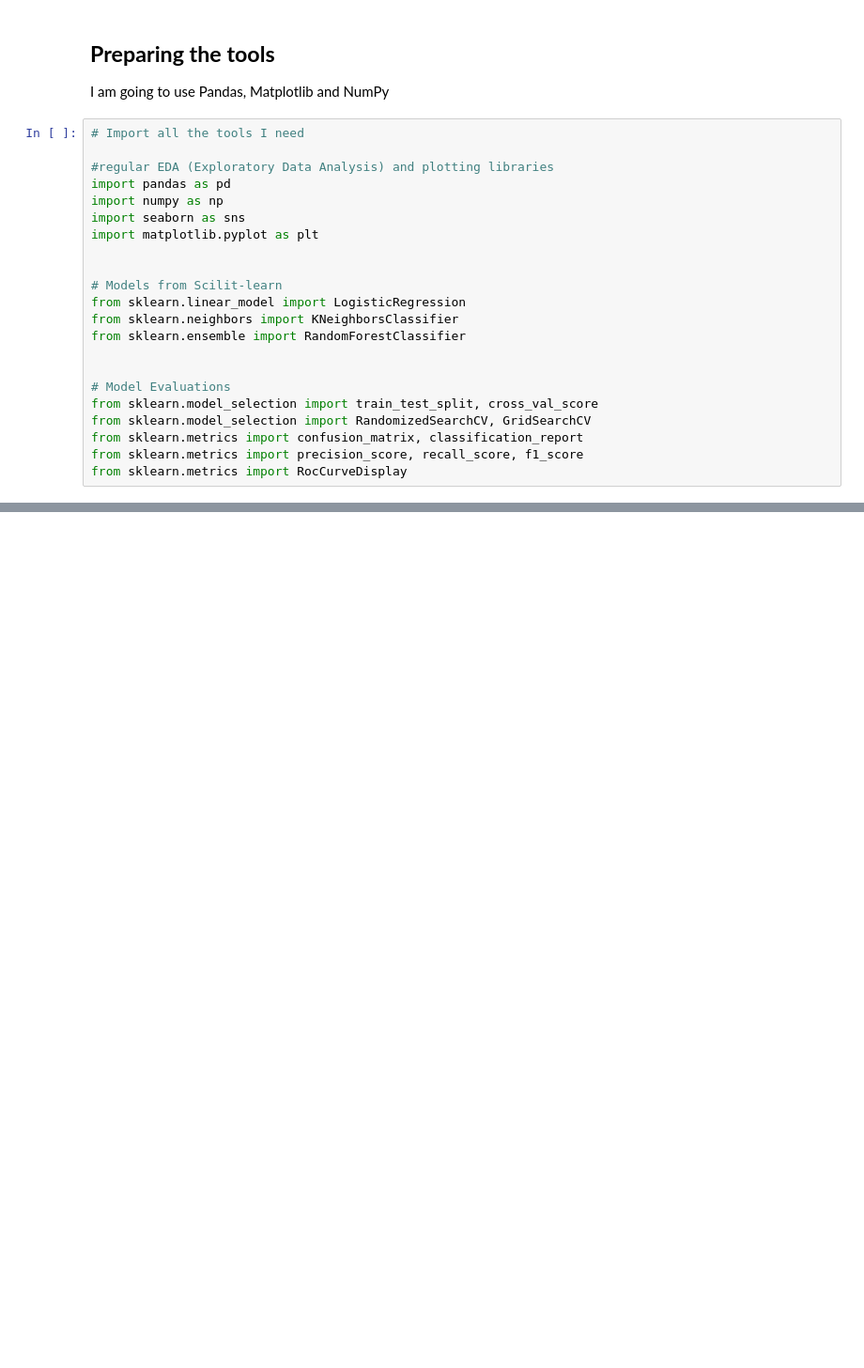
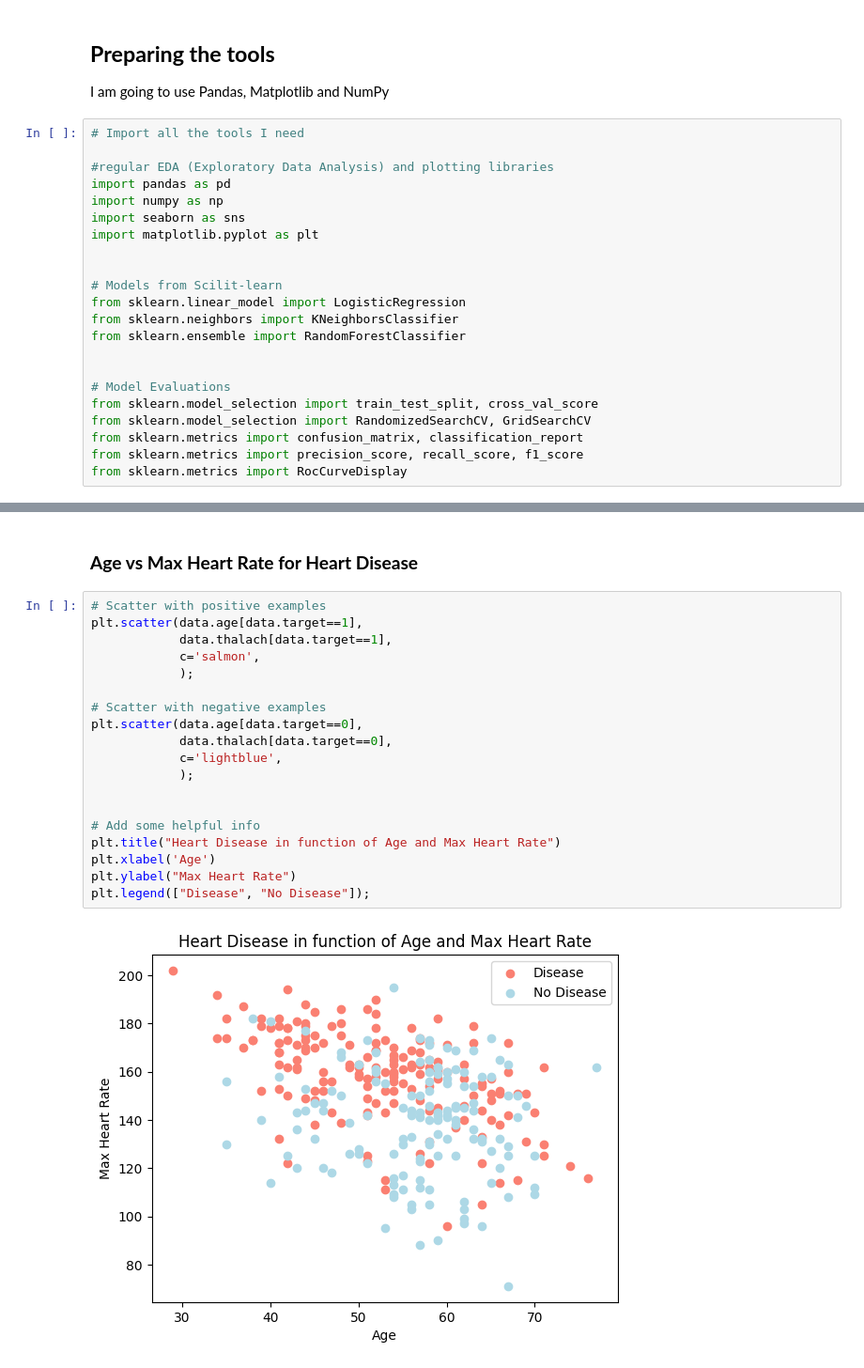
Before and after one commit to EBNyame/End-To-End-Heart-Disease-Classificaation, a Jupyter notebook: End_to_End_Heart_Disease_Classification.ipynb, the cells around one changed output, grey strips where cells are left out. Shown at 94% size. Cells and saved outputs as stored; diff of their text form; blank space fills up the shorter version.

```diff
--- a/End_to_End_Heart_Disease_Classification.ipynb
+++ b/End_to_End_Heart_Disease_Classification.ipynb
@@ -30,0 +262,23 @@ from sklearn.metrics import RocCurveDisplay
+# %% [markdown]
+### **Age vs Max Heart Rate for Heart Disease**
+# %%
+# Scatter with positive examples
+plt.scatter(data.age[data.target==1],
+            data.thalach[data.target==1],
+            c='salmon',
+            );
+
+# Scatter with negative examples
+plt.scatter(data.age[data.target==0],
+            data.thalach[data.target==0],
+            c='lightblue',
+            );
+
+
+# Add some helpful info
+plt.title("Heart Disease in function of Age and Max Heart Rate")
+plt.xlabel('Age')
+plt.ylabel("Max Heart Rate")
+plt.legend(["Disease", "No Disease"]);
+# %% [output]
+[figure, added]
```
Also changed, not shown: parts of 29 cells of this notebook.
